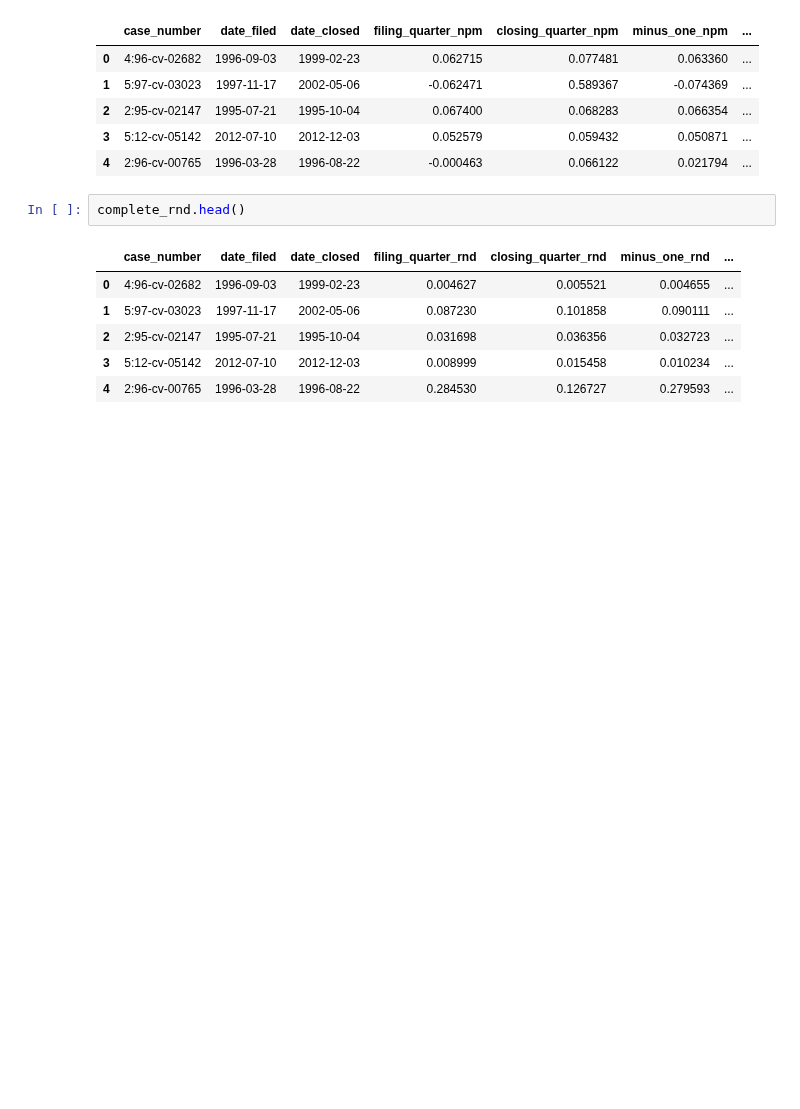
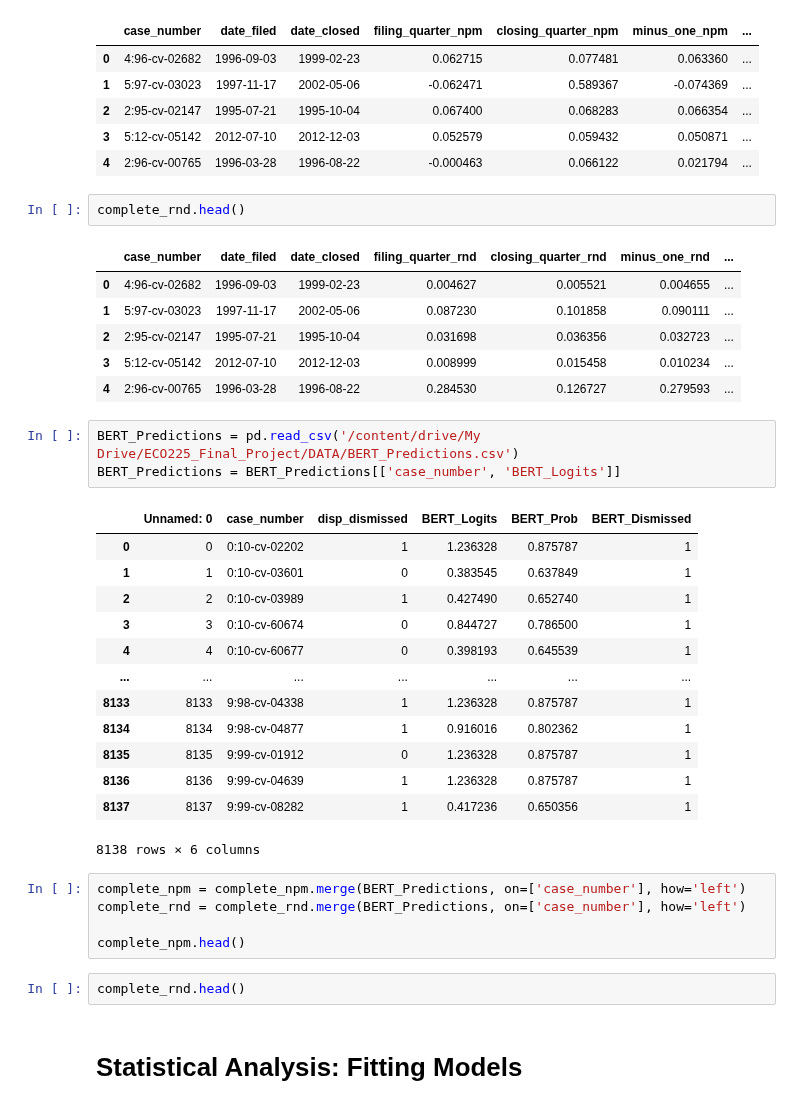
Before and after one commit to Sai0472003/PatentLitigation_Impact, a Jupyter notebook: Causal_Inference.ipynb, the cells around one changed output. Saved outputs shown, nothing was run; the diff lists cells and outputs as text; blank space fills up the shorter version.

```diff
--- a/Causal_Inference.ipynb
+++ b/Causal_Inference.ipynb
@@ -177,3 +182,29 @@ complete_rnd.head()
 | 2 | 2:95-cv-02147 | 1995-07-21 | 1995-10-04 | 0.031698 | 0.036356 | 0.032723 | ... |
 | 3 | 5:12-cv-05142 | 2012-07-10 | 2012-12-03 | 0.008999 | 0.015458 | 0.010234 | ... |
 | 4 | 2:96-cv-00765 | 1996-03-28 | 1996-08-22 | 0.284530 | 0.126727 | 0.279593 | ... |
+# %%
+BERT_Predictions = pd.read_csv('/content/drive/My Drive/ECO225_Final_Project/DATA/BERT_Predictions.csv')
+BERT_Predictions = BERT_Predictions[['case_number', 'BERT_Logits']]
+# %% [output]
+|  | Unnamed: 0 | case_number | disp_dismissed | BERT_Logits | BERT_Prob | BERT_Dismissed |
+| 0 | 0 | 0:10-cv-02202 | 1 | 1.236328 | 0.875787 | 1 |
+| 1 | 1 | 0:10-cv-03601 | 0 | 0.383545 | 0.637849 | 1 |
+| 2 | 2 | 0:10-cv-03989 | 1 | 0.427490 | 0.652740 | 1 |
+| 3 | 3 | 0:10-cv-60674 | 0 | 0.844727 | 0.786500 | 1 |
+| 4 | 4 | 0:10-cv-60677 | 0 | 0.398193 | 0.645539 | 1 |
+| ... | ... | ... | ... | ... | ... | ... |
+| 8133 | 8133 | 9:98-cv-04338 | 1 | 1.236328 | 0.875787 | 1 |
+| 8134 | 8134 | 9:98-cv-04877 | 1 | 0.916016 | 0.802362 | 1 |
+| 8135 | 8135 | 9:99-cv-01912 | 0 | 1.236328 | 0.875787 | 1 |
+| 8136 | 8136 | 9:99-cv-04639 | 1 | 1.236328 | 0.875787 | 1 |
+| 8137 | 8137 | 9:99-cv-08282 | 1 | 0.417236 | 0.650356 | 1 |
+8138 rows × 6 columns
+# %%
+complete_npm = complete_npm.merge(BERT_Predictions, on=['case_number'], how='left')
+complete_rnd = complete_rnd.merge(BERT_Predictions, on=['case_number'], how='left')
+
+complete_npm.head()
+# %%
+complete_rnd.head()
+# %% [markdown]
+# Statistical Analysis: Fitting Models
```
Also changed, not shown: parts of 7 cells of this notebook.
